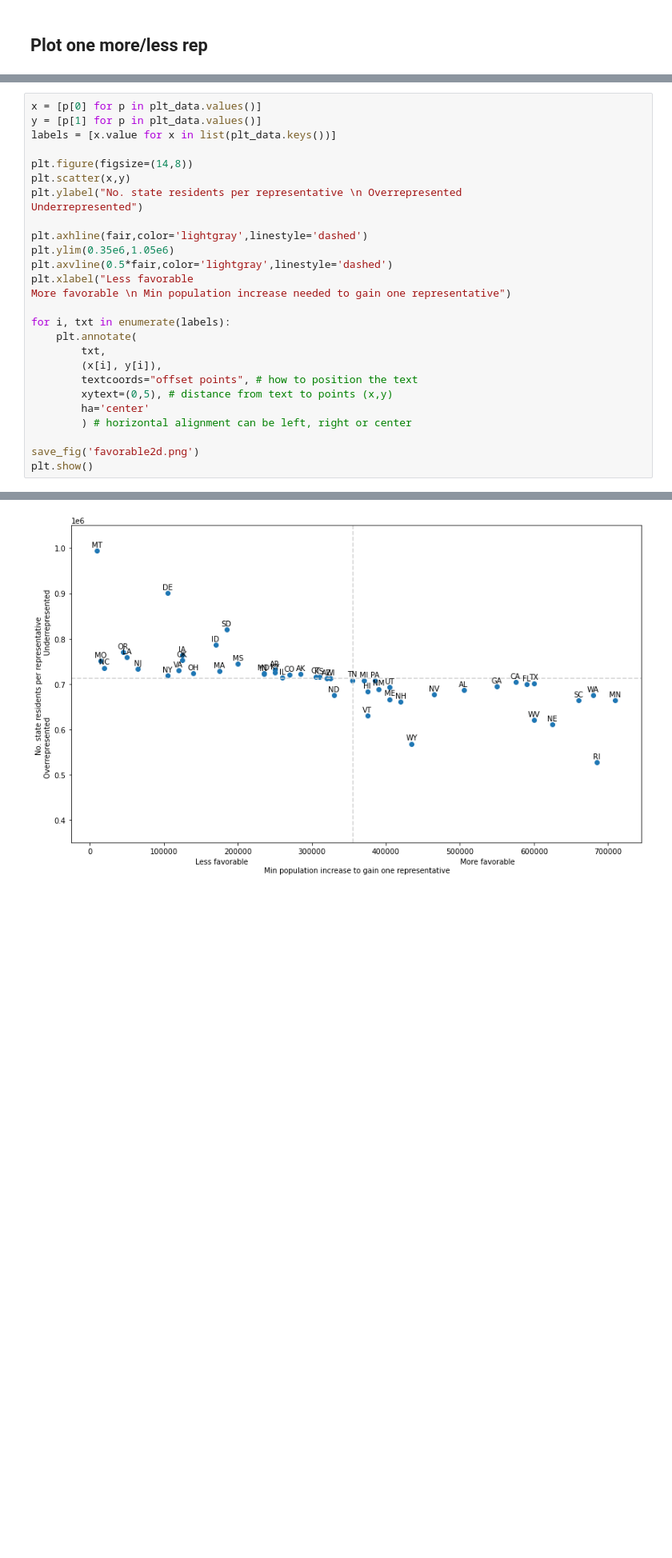
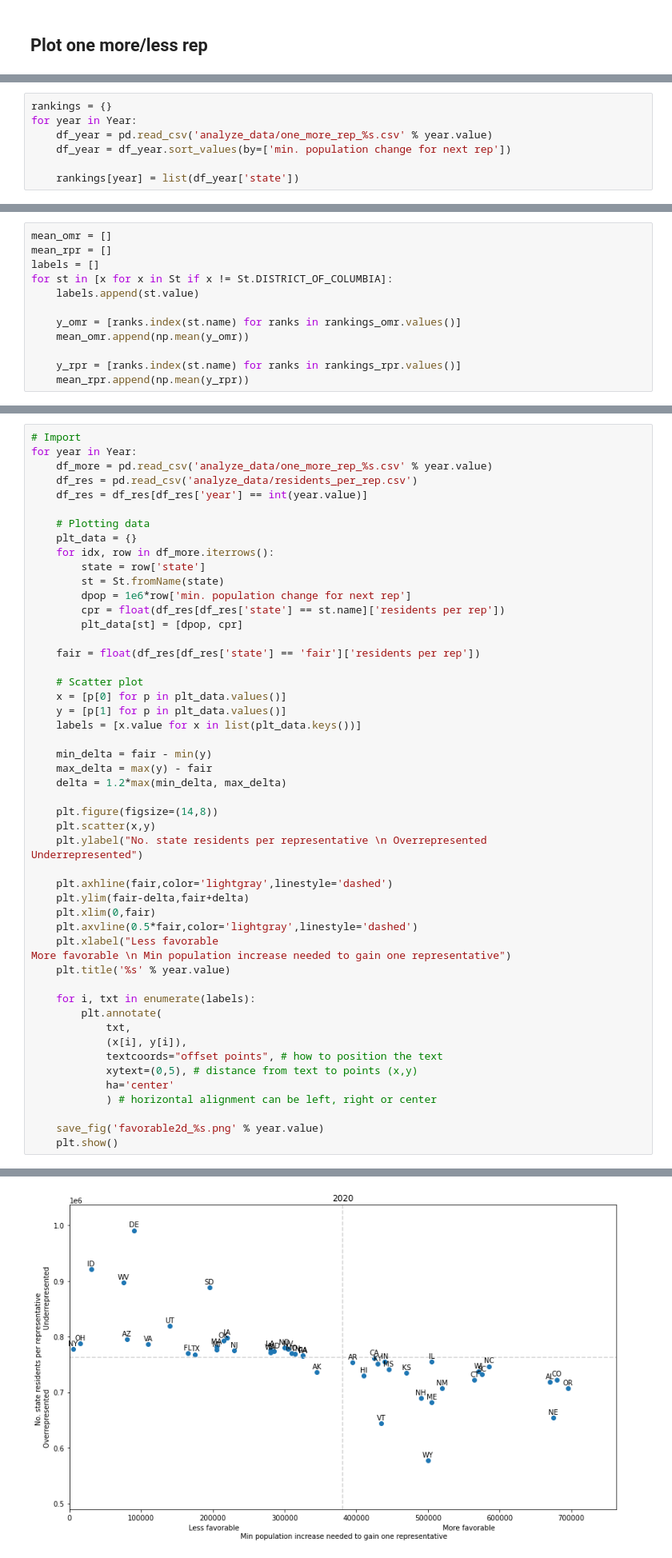
Before and after one commit to smrfeld/house-of-reps, a Jupyter notebook: notebooks/analyze.ipynb, the cells around one changed output, grey strips where cells are left out. Shown at 80% size. Cells and saved outputs as stored; diff of their text form; blank space fills up the shorter version.

Commit message:
figures

```diff
--- a/notebooks/analyze.ipynb
+++ b/notebooks/analyze.ipynb
@@ -473,0 +547,7 @@ for idx, row in df_more.iterrows():
+# %%
+rankings = {}
+for year in Year:
+    df_year = pd.read_csv('analyze_data/one_more_rep_%s.csv' % year.value)
+    df_year = df_year.sort_values(by=['min. population change for next rep'])
+
+    rankings[year] = list(df_year['state'])
@@ -473,0 +633,12 @@ for idx, row in df_more.iterrows():
+# %%
+mean_omr = []
+mean_rpr = []
+labels = []
+for st in [x for x in St if x != St.DISTRICT_OF_COLUMBIA]:
+    labels.append(st.value)
+
+    y_omr = [ranks.index(st.name) for ranks in rankings_omr.values()]
+    mean_omr.append(np.mean(y_omr))
+
+    y_rpr = [ranks.index(st.name) for ranks in rankings_rpr.values()]
+    mean_rpr.append(np.mean(y_rpr))
@@ -474,26 +675,50 @@ for idx, row in df_more.iterrows():
 # %%
-x = [p[0] for p in plt_data.values()]
-y = [p[1] for p in plt_data.values()]
-labels = [x.value for x in list(plt_data.keys())]
+# Import
+for year in Year:
+    df_more = pd.read_csv('analyze_data/one_more_rep_%s.csv' % year.value)
+    df_res = pd.read_csv('analyze_data/residents_per_rep.csv')
+    df_res = df_res[df_res['year'] == int(year.value)]
 
-plt.figure(figsize=(14,8))
-plt.scatter(x,y)
-plt.ylabel("No. state residents per representative \n Overrepresented                           Underrepresented")
+    # Plotting data
+    plt_data = {}
+    for idx, row in df_more.iterrows():
+        state = row['state']
+        st = St.fromName(state)
+        dpop = 1e6*row['min. population change for next rep']
+        cpr = float(df_res[df_res['state'] == st.name]['residents per rep'])
+        plt_data[st] = [dpop, cpr]
 
-plt.axhline(fair,color='lightgray',linestyle='dashed')
-plt.ylim(0.35e6,1.05e6)
-plt.axvline(0.5*fair,color='lightgray',linestyle='dashed')
-plt.xlabel("Less favorable                                                                                             More favorable \n Min population increase needed to gain one representative")
+    fair = float(df_res[df_res['state'] == 'fair']['residents per rep'])
 
-for i, txt in enumerate(labels):
-    plt.annotate(
-        txt,
-        (x[i], y[i]),
-        textcoords="offset points", # how to position the text
-        xytext=(0,5), # distance from text to points (x,y)
-        ha='center'
-        ) # horizontal alignment can be left, right or center
+    # Scatter plot
+    x = [p[0] for p in plt_data.values()]
+    y = [p[1] for p in plt_data.values()]
+    labels = [x.value for x in list(plt_data.keys())]
 
-save_fig('favorable2d.png')
-plt.show()
+    min_delta = fair - min(y)
+    max_delta = max(y) - fair
+    delta = 1.2*max(min_delta, max_delta)
+
+    plt.figure(figsize=(14,8))
+    plt.scatter(x,y)
+    plt.ylabel("No. state residents per representative \n Overrepresented                           Underrepresented")
+
+    plt.axhline(fair,color='lightgray',linestyle='dashed')
+    plt.ylim(fair-delta,fair+delta)
+    plt.xlim(0,fair)
+    plt.axvline(0.5*fair,color='lightgray',linestyle='dashed')
+    plt.xlabel("Less favorable                                                                                             More favorable \n Min population increase needed to gain one representative")
+    plt.title('%s' % year.value)
+
+    for i, txt in enumerate(labels):
+        plt.annotate(
+            txt,
+            (x[i], y[i]),
+            textcoords="offset points", # how to position the text
+            xytext=(0,5), # distance from text to points (x,y)
+            ha='center'
+            ) # horizontal alignment can be left, right or center
+
+    save_fig('favorable2d_%s.png' % year.value)
+    plt.show()
 # %% [output]
@@ -501 +726 @@ Saved figure to: figures/favorable2d.png
-[figure, old version]
+[figure, new version]
```
Also changed, not shown: parts of 23 cells of this notebook, 15 other files.
